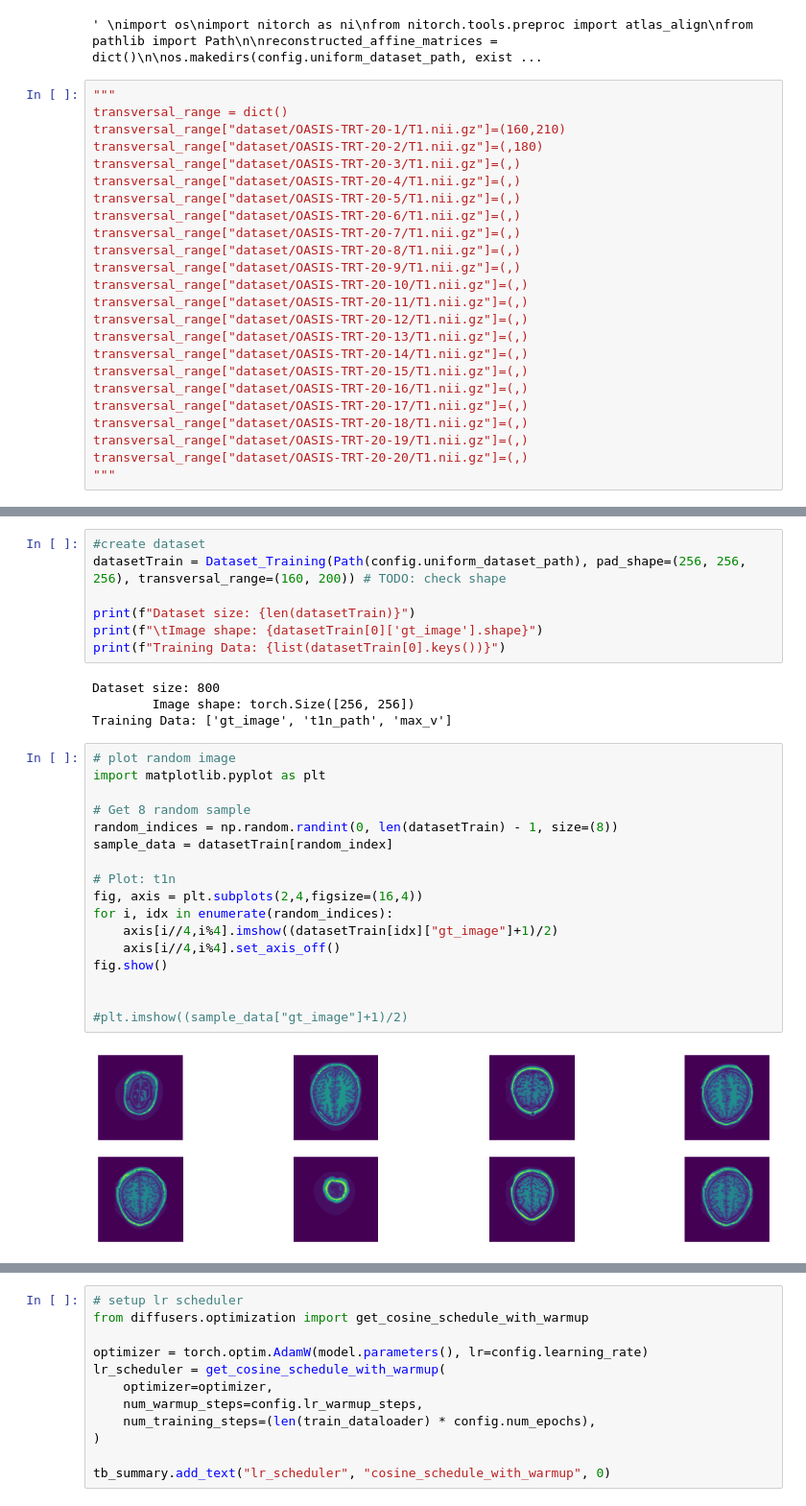
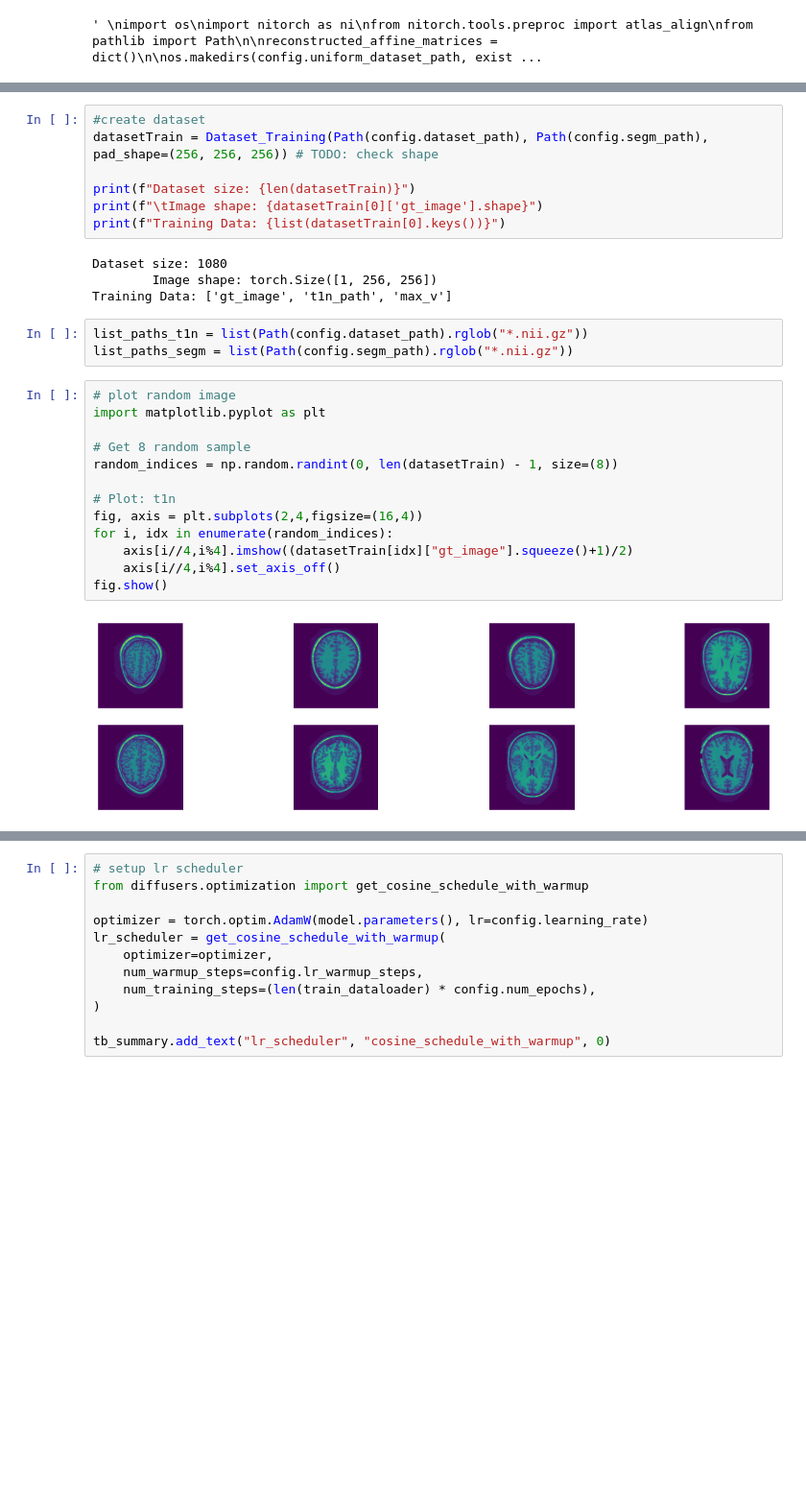
Before and after one commit to vinzenzuhr/Diffusion_Lesions, a Jupyter notebook: 05_Implementation/Jupyter notebooks/lesion_filling_unconditioned/lesion_filling_unconditioned.ipynb, the cells around one changed output, grey strips where cells are left out. Shown: that part at 96% size. Cells and saved outputs as stored; diff of their text form; blank space fills up the shorter version.

```diff
--- a/05_Implementation/Jupyter notebooks/lesion_filling_unconditioned/lesion_filling_unconditioned.ipynb
+++ b/05_Implementation/Jupyter notebooks/lesion_filling_unconditioned/lesion_filling_unconditioned.ipynb
@@ -108,30 +120,6 @@ else:
 """
 # %% [output]
 ' \nimport os\nimport nitorch as ni\nfrom nitorch.tools.preproc import atlas_align\nfrom pathlib import Path\n\nreconstructed_affine_matrices = dict()\n\nos.makedirs(config.uniform_dataset_path, exist ...
-# %%
-"""
-transversal_range = dict()
-transversal_range["dataset/OASIS-TRT-20-1/T1.nii.gz"]=(160,210)
-transversal_range["dataset/OASIS-TRT-20-2/T1.nii.gz"]=(,180)
-transversal_range["dataset/OASIS-TRT-20-3/T1.nii.gz"]=(,)
-transversal_range["dataset/OASIS-TRT-20-4/T1.nii.gz"]=(,)
-transversal_range["dataset/OASIS-TRT-20-5/T1.nii.gz"]=(,)
-transversal_range["dataset/OASIS-TRT-20-6/T1.nii.gz"]=(,)
-transversal_range["dataset/OASIS-TRT-20-7/T1.nii.gz"]=(,)
-transversal_range["dataset/OASIS-TRT-20-8/T1.nii.gz"]=(,)
-transversal_range["dataset/OASIS-TRT-20-9/T1.nii.gz"]=(,)
-transversal_range["dataset/OASIS-TRT-20-10/T1.nii.gz"]=(,)
-transversal_range["dataset/OASIS-TRT-20-11/T1.nii.gz"]=(,)
-transversal_range["dataset/OASIS-TRT-20-12/T1.nii.gz"]=(,)
-transversal_range["dataset/OASIS-TRT-20-13/T1.nii.gz"]=(,)
-transversal_range["dataset/OASIS-TRT-20-14/T1.nii.gz"]=(,)
-transversal_range["dataset/OASIS-TRT-20-15/T1.nii.gz"]=(,)
-transversal_range["dataset/OASIS-TRT-20-16/T1.nii.gz"]=(,)
-transversal_range["dataset/OASIS-TRT-20-17/T1.nii.gz"]=(,)
-transversal_range["dataset/OASIS-TRT-20-18/T1.nii.gz"]=(,)
-transversal_range["dataset/OASIS-TRT-20-19/T1.nii.gz"]=(,)
-transversal_range["dataset/OASIS-TRT-20-20/T1.nii.gz"]=(,)
-"""
 # %%
 # create dataset
 from torch.utils.data import Dataset
@@ -252,31 +258,30 @@ class Dataset_Training(Dataset):
         return sample_dict
 # %%
 #create dataset
-datasetTrain = Dataset_Training(Path(config.uniform_dataset_path), pad_shape=(256, 256, 256), transversal_range=(160, 200)) # TODO: check shape
+datasetTrain = Dataset_Training(Path(config.dataset_path), Path(config.segm_path), pad_shape=(256, 256, 256)) # TODO: check shape
 
 print(f"Dataset size: {len(datasetTrain)}")
 print(f"\tImage shape: {datasetTrain[0]['gt_image'].shape}")
 print(f"Training Data: {list(datasetTrain[0].keys())}")
 # %% [output]
-Dataset size: 800
-        Image shape: torch.Size([256, 256])
+Dataset size: 1080
+        Image shape: torch.Size([1, 256, 256])
 Training Data: ['gt_image', 't1n_path', 'max_v']
+# %%
+list_paths_t1n = list(Path(config.dataset_path).rglob("*.nii.gz"))
+list_paths_segm = list(Path(config.segm_path).rglob("*.nii.gz"))
 # %%
 # plot random image
 import matplotlib.pyplot as plt
 
 # Get 8 random sample
 random_indices = np.random.randint(0, len(datasetTrain) - 1, size=(8))
-sample_data = datasetTrain[random_index]
 
 # Plot: t1n
 fig, axis = plt.subplots(2,4,figsize=(16,4))
 for i, idx in enumerate(random_indices):
-    axis[i//4,i%4].imshow((datasetTrain[idx]["gt_image"]+1)/2)
+    axis[i//4,i%4].imshow((datasetTrain[idx]["gt_image"].squeeze()+1)/2)
     axis[i//4,i%4].set_axis_off()
 fig.show()
-
-
-#plt.imshow((sample_data["gt_image"]+1)/2)
 # %% [output]
-[figure, old version]
+[figure, new version]
```
Also changed, not shown: parts of 12 cells of this notebook.
